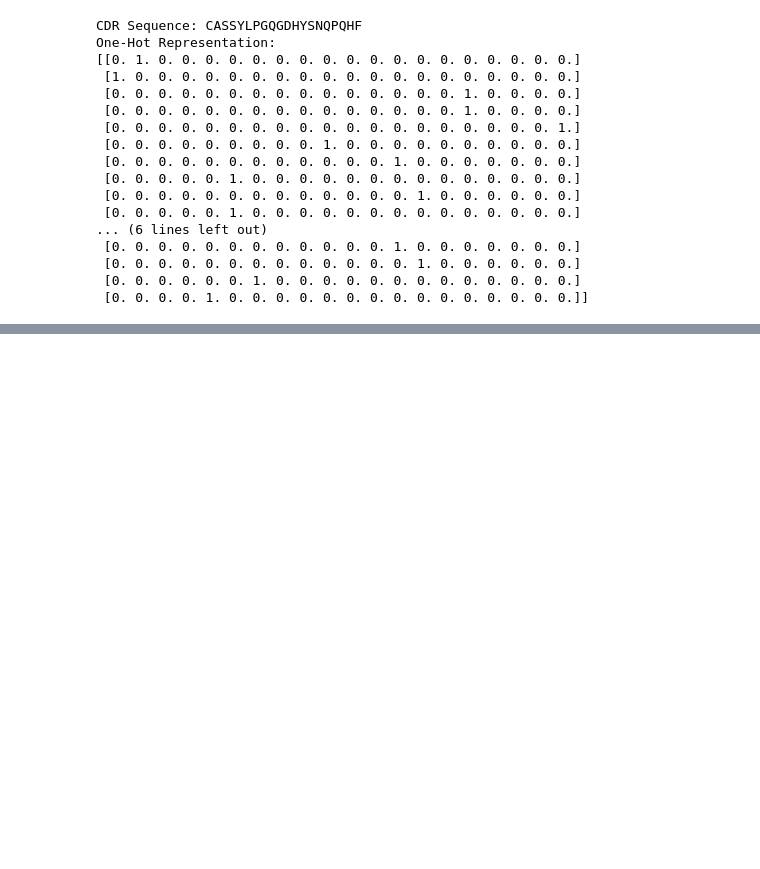
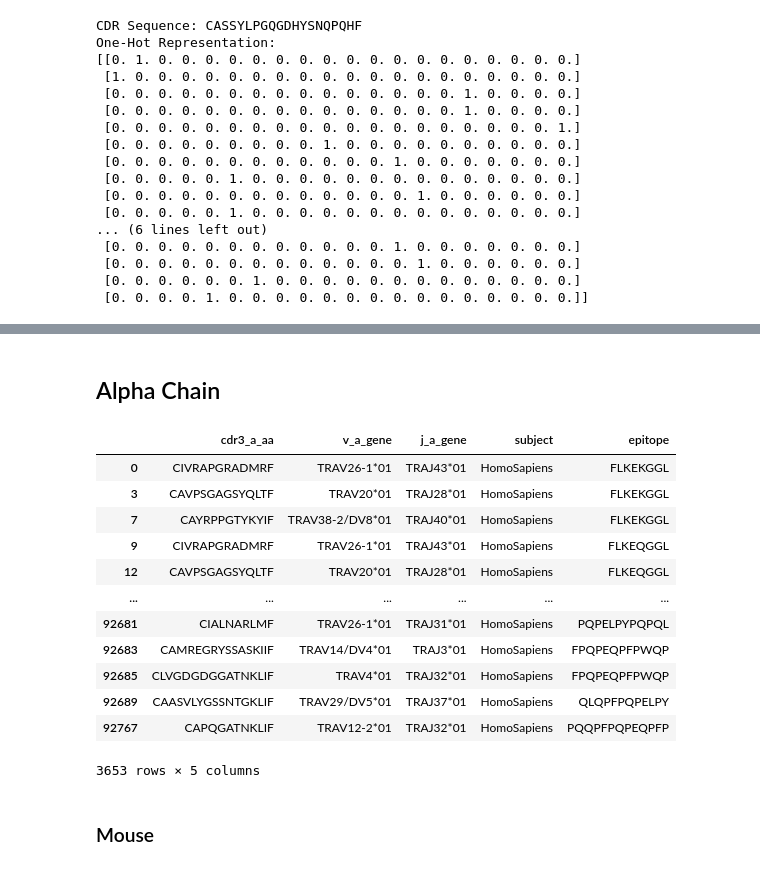
Before and after one commit to UoB-DSMP-2023-24/dsmp-2024-group10, a Jupyter notebook: T cell.ipynb, the cells around one changed output, grey strips where cells are left out. Saved outputs shown, nothing was run; the diff lists cells and outputs as text; code cells hidden in the pictures; blank space fills up the shorter version.

```diff
--- a/T cell.ipynb
+++ b/T cell.ipynb
@@ -132,0 +181,27 @@ One-Hot Representation:
+# %%
+df_aa= df1[df1['gene']=='TRA']
+df_bb= df1[df1['gene']=='TRB']
+# %% [markdown]
+## Alpha Chain
+# %%
+df_alpha=df_aa.rename(columns={'antigen.epitope': 'epitope', 'v.segm': 'v_a_gene','j.segm': 'j_a_gene','cdr3': 'cdr3_a_aa','species':'subject'})
+# %%
+df_alpha = df_alpha.drop(['complex.id', 'gene', 'mhc.a','mhc.b','mhc.class','antigen.gene','antigen.species'], axis=1)
+# %%
+df_alpha
+# %% [output]
+|  | cdr3_a_aa | v_a_gene | j_a_gene | subject | epitope |
+| 0 | CIVRAPGRADMRF | TRAV26-1*01 | TRAJ43*01 | HomoSapiens | FLKEKGGL |
+| 3 | CAVPSGAGSYQLTF | TRAV20*01 | TRAJ28*01 | HomoSapiens | FLKEKGGL |
+| 7 | CAYRPPGTYKYIF | TRAV38-2/DV8*01 | TRAJ40*01 | HomoSapiens | FLKEKGGL |
+| 9 | CIVRAPGRADMRF | TRAV26-1*01 | TRAJ43*01 | HomoSapiens | FLKEQGGL |
+| 12 | CAVPSGAGSYQLTF | TRAV20*01 | TRAJ28*01 | HomoSapiens | FLKEQGGL |
+| ... | ... | ... | ... | ... | ... |
+| 92681 | CIALNARLMF | TRAV26-1*01 | TRAJ31*01 | HomoSapiens | PQPELPYPQPQL |
+| 92683 | CAMREGRYSSASKIIF | TRAV14/DV4*01 | TRAJ3*01 | HomoSapiens | FPQPEQPFPWQP |
+| 92685 | CLVGDGDGGATNKLIF | TRAV4*01 | TRAJ32*01 | HomoSapiens | FPQPEQPFPWQP |
+| 92689 | CAASVLYGSSNTGKLIF | TRAV29/DV5*01 | TRAJ37*01 | HomoSapiens | QLQPFPQPELPY |
+| 92767 | CAPQGATNKLIF | TRAV12-2*01 | TRAJ32*01 | HomoSapiens | PQQPFPQPEQPFP |
+3653 rows × 5 columns
+# %% [markdown]
+### Mouse
```
Also changed, not shown: parts of 63 cells of this notebook.
